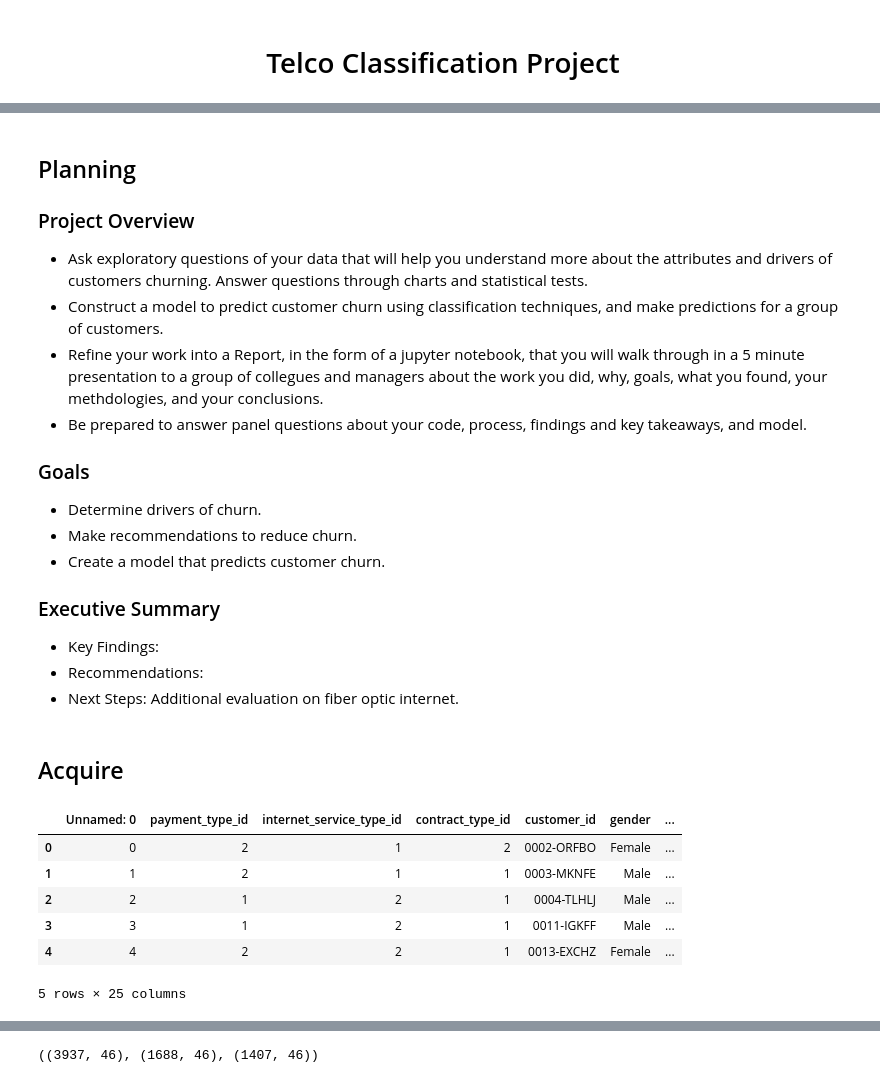
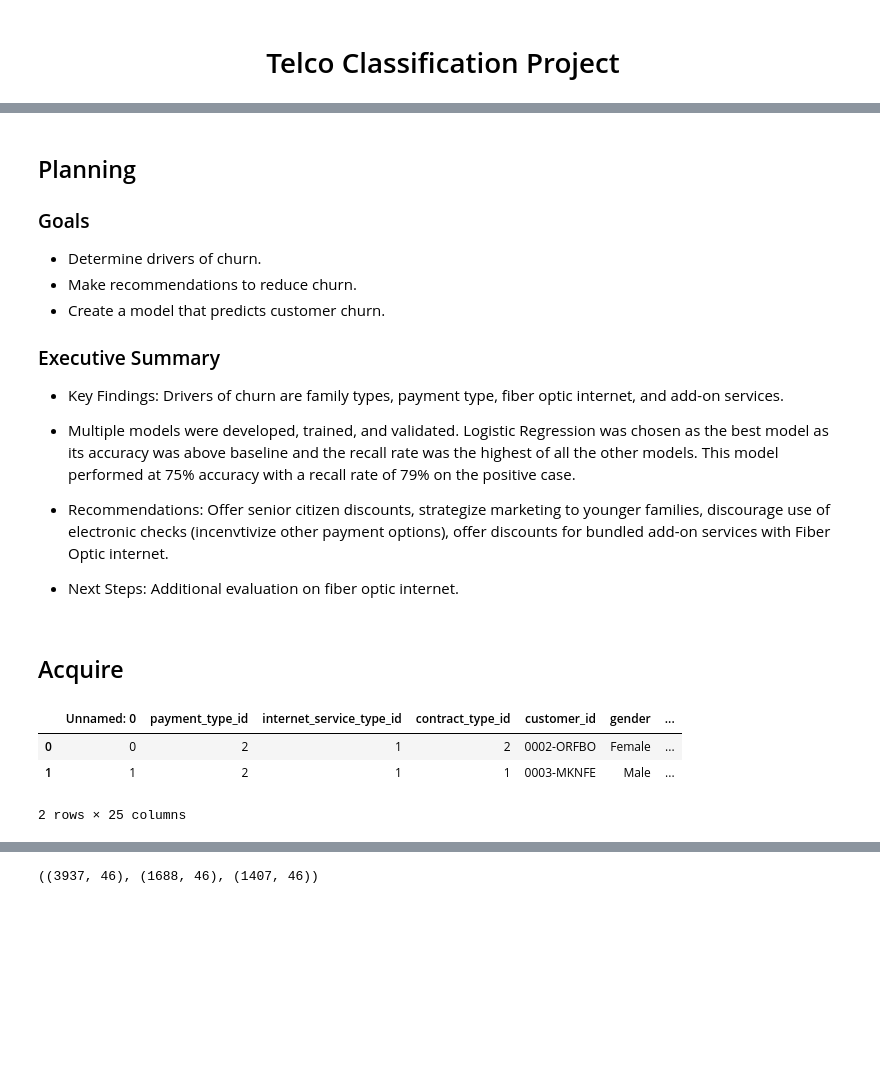
Before and after one commit to lochlynlaskowski/Telco_classification_project, a Jupyter notebook: Classification Project - Final.ipynb, the cells around one changed output, grey strips where cells are left out. Cells and saved outputs as stored; diff of their text form; code cells hidden in the pictures; blank space fills up the shorter version.

Commit message:
cleaned up final notebook

```diff
--- a/Classification Project - Final.ipynb
+++ b/Classification Project - Final.ipynb
@@ -4,13 +4,6 @@
 ![Screen%20Shot%202022-05-24%20at%209.40.41%20AM.png](attachment:Screen%20Shot%202022-05-24%20at%209.40.41%20AM.png)
 # %% [markdown]
 ## Planning
-
-### Project Overview
-
-- Ask exploratory questions of your data that will help you understand more about the attributes and drivers of customers churning. Answer questions through charts and statistical tests.
-- Construct a model to predict customer churn using classification techniques, and make predictions for a group of customers.
-- Refine your work into a Report, in the form of a jupyter notebook, that you will walk through in a 5 minute presentation to a group of collegues and managers about the work you did, why, goals, what you found, your methdologies, and your conclusions.
-- Be prepared to answer panel questions about your code, process, findings and key takeaways, and model.
 
 ### Goals
 - Determine drivers of churn.
@@ -18,8 +11,12 @@
 - Create a model that predicts customer churn.
 
 ### Executive Summary
-- Key Findings:
-- Recommendations:
+- Key Findings: Drivers of churn are family types, payment type, fiber optic internet, and add-on services.
+
+- Multiple models were developed, trained, and validated. Logistic Regression was chosen as the best model as its accuracy was above baseline and the recall rate was the highest of all the other models. This model performed at 75% accuracy with a recall rate of 79% on the positive case.
+
+- Recommendations: Offer senior citizen discounts, strategize marketing to younger families, discourage use of electronic checks (incenvtivize other payment options), offer discounts for bundled add-on services with Fiber Optic internet.
+
 - Next Steps: Additional evaluation on fiber optic internet.
 # %%
 import pandas as pd
@@ -50,14 +47,11 @@ alpha = .01
 # %%
 # acquire Telco data from Codeup database and save as .csv
 df = acquire.get_telco_data()
-df.head()
+df.head(2)
 # %% [output]
 |  | Unnamed: 0 | payment_type_id | internet_service_type_id | contract_type_id | customer_id | gender | ... |
 | 0 | 0 | 2 | 1 | 2 | 0002-ORFBO | Female | ... |
 | 1 | 1 | 2 | 1 | 1 | 0003-MKNFE | Male | ... |
-| 2 | 2 | 1 | 2 | 1 | 0004-TLHLJ | Male | ... |
-| 3 | 3 | 1 | 2 | 1 | 0011-IGKFF | Male | ... |
-| 4 | 4 | 2 | 2 | 1 | 0013-EXCHZ | Female | ... |
-5 rows × 25 columns
+2 rows × 25 columns
 # %% [markdown]
 ## Prepare
```
Also changed, not shown: parts of 33 cells of this notebook.
